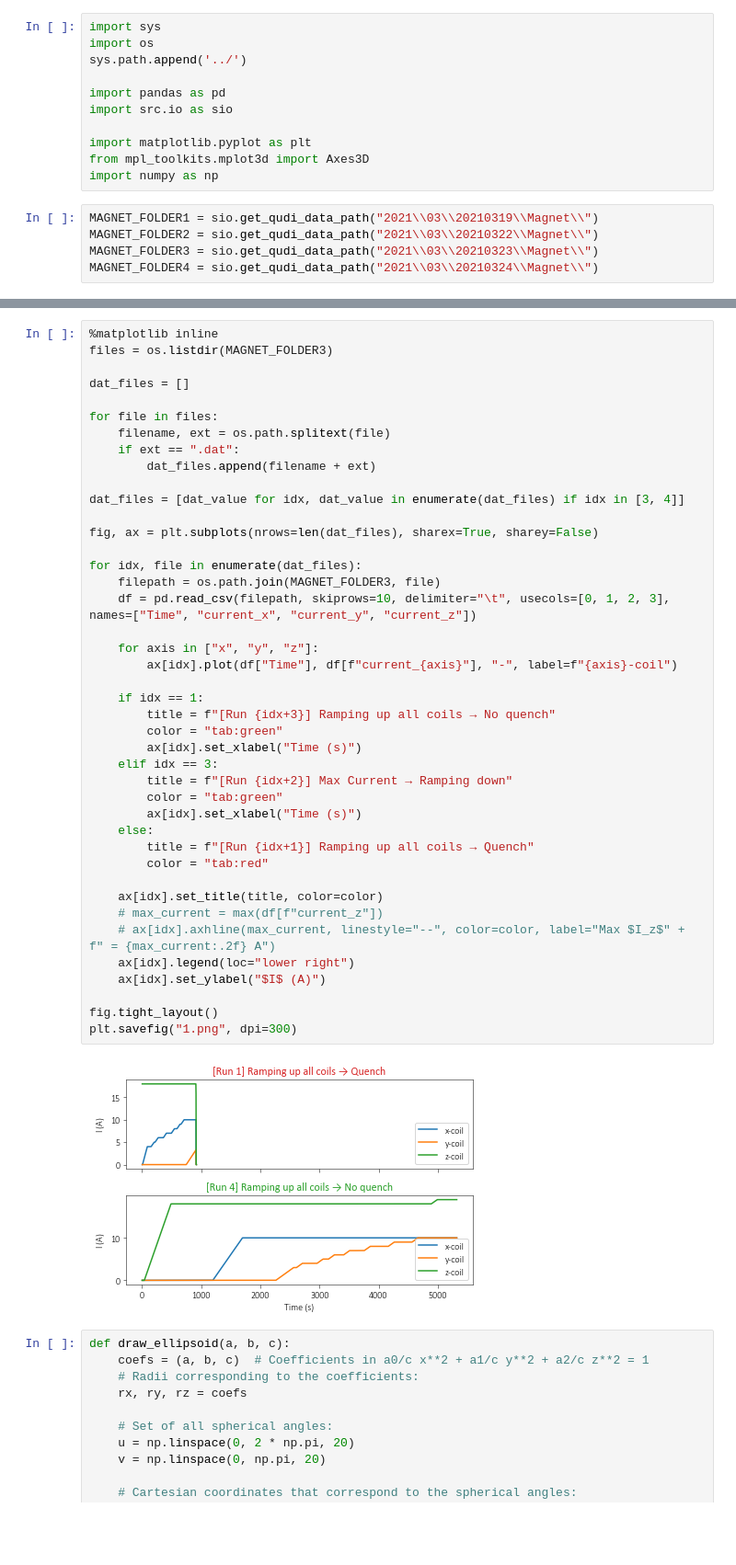
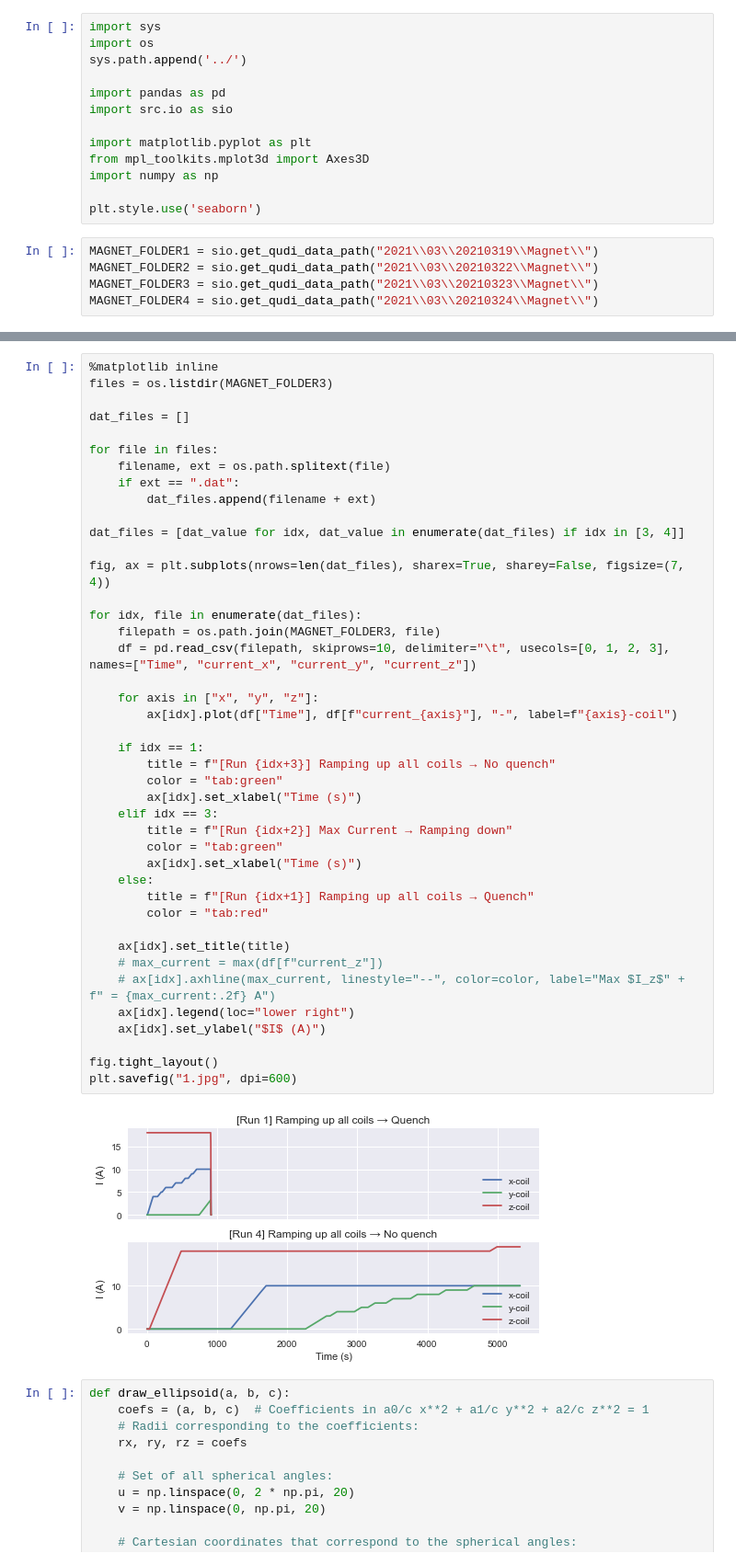
Before and after one commit to dineshpinto/qudi-hira-analysis, a Jupyter notebook: notebooks/20210316_MagnetCooldown.ipynb, the cells around one changed output, grey strips where cells are left out. Shown at 92% size. Cells and saved outputs as stored; diff of their text form; blank space fills up the shorter version.

```diff
--- a/notebooks/20210316_MagnetCooldown.ipynb
+++ b/notebooks/20210316_MagnetCooldown.ipynb
@@ -11,6 +11,8 @@ import src.io as sio
 import matplotlib.pyplot as plt
 from mpl_toolkits.mplot3d import Axes3D
 import numpy as np
+
+plt.style.use('seaborn')
 # %%
 MAGNET_FOLDER1 = sio.get_qudi_data_path("2021\\03\\20210319\\Magnet\\")
 MAGNET_FOLDER2 = sio.get_qudi_data_path("2021\\03\\20210322\\Magnet\\")
@@ -70,37 +72,37 @@ for file in files:
 
 dat_files = [dat_value for idx, dat_value in enumerate(dat_files) if idx in [3, 4]]
 
-fig, ax = plt.subplots(nrows=len(dat_files), sharex=True, sharey=False)
+fig, ax = plt.subplots(nrows=len(dat_files), sharex=True, sharey=False, figsize=(7, 4))
 
 for idx, file in enumerate(dat_files):
     filepath = os.path.join(MAGNET_FOLDER3, file)
     df = pd.read_csv(filepath, skiprows=10, delimiter="\t", usecols=[0, 1, 2, 3], names=["Time", "current_x", "current_y", "current_z"])
 
     for axis in ["x", "y", "z"]:
         ax[idx].plot(df["Time"], df[f"current_{axis}"], "-", label=f"{axis}-coil")
 
     if idx == 1:
         title = f"[Run {idx+3}] Ramping up all coils → No quench"
         color = "tab:green"
         ax[idx].set_xlabel("Time (s)")
     elif idx == 3:
         title = f"[Run {idx+2}] Max Current → Ramping down"
         color = "tab:green"
         ax[idx].set_xlabel("Time (s)")
     else:
         title = f"[Run {idx+1}] Ramping up all coils → Quench"
         color = "tab:red"
 
-    ax[idx].set_title(title, color=color)
+    ax[idx].set_title(title)
     # max_current = max(df[f"current_z"])
     # ax[idx].axhline(max_current, linestyle="--", color=color, label="Max $I_z$" + f" = {max_current:.2f} A")
     ax[idx].legend(loc="lower right")
     ax[idx].set_ylabel("$I$ (A)")
 
 fig.tight_layout()
-plt.savefig("1.png", dpi=300)
+plt.savefig("1.jpg", dpi=600)
 # %% [output]
-[figure, old version]
+[figure, new version]
 # %%
 def draw_ellipsoid(a, b, c):
     coefs = (a, b, c)  # Coefficients in a0/c x**2 + a1/c y**2 + a2/c z**2 = 1
```
Also changed, not shown: parts of 3 cells of this notebook, 6 other files.
